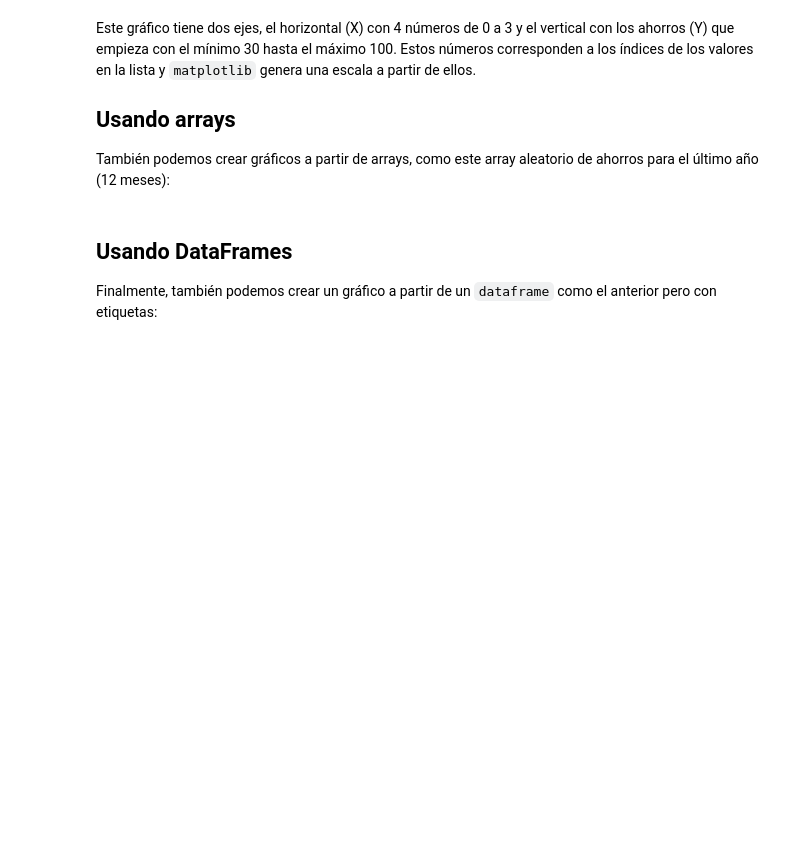
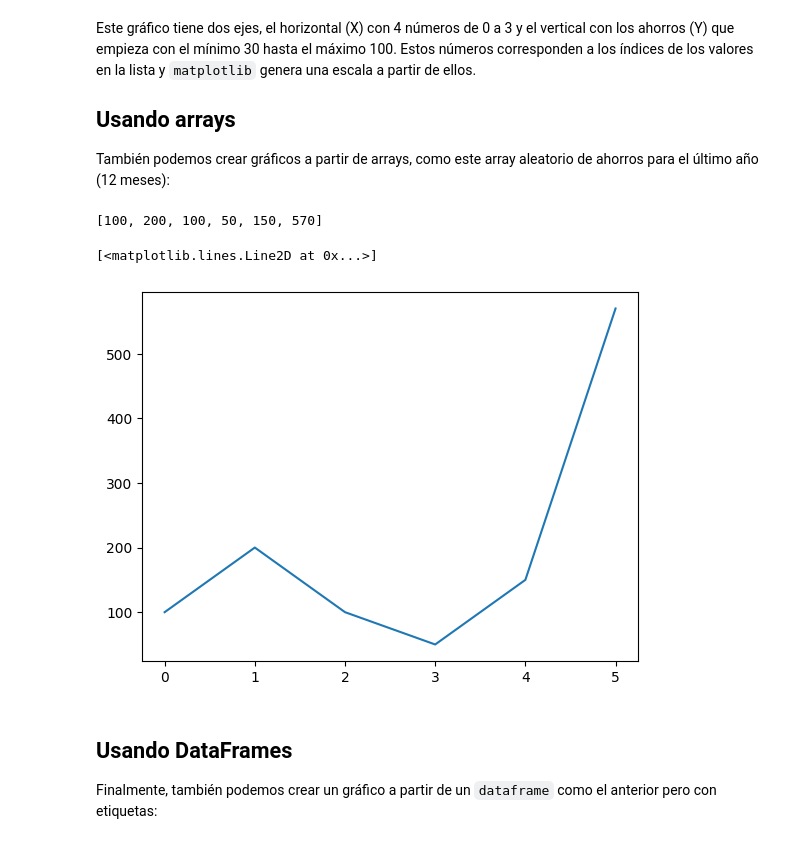
Before and after one commit to marivilla93/Programacion-Python-Basico-GRUPO-1---6181133432, a Jupyter notebook: Estudiantes/Mariana V/NOTEBOOKS CLASES/CLASE 10/02 - Primeros gráficos.ipynb, the cells around one changed output. Cells and saved outputs as stored; diff of their text form; code cells hidden in the pictures; blank space fills up the shorter version.

```diff
--- a/Estudiantes/Mariana V/NOTEBOOKS CLASES/CLASE 10/02 - Primeros gráficos.ipynb
+++ b/Estudiantes/Mariana V/NOTEBOOKS CLASES/CLASE 10/02 - Primeros gráficos.ipynb
@@ -26,11 +29,16 @@ Este gráfico tiene dos ejes, el horizontal (X) con 4 números de 0 a 3 y el ver
 
 También podemos crear gráficos a partir de arrays, como este array aleatorio de ahorros para el último año (12 meses):
 # %%
-ahorros = np.random.randint(100, size=[6])
+# ahorros = np.random.randint(100, size=[6])
+ahorros = [100, 200, 100, 50, 150, 570]
 print(ahorros)
 
 # Dibujar gráfico
 plt.plot(ahorros)
+# %% [output]
+[100, 200, 100, 50, 150, 570]
+[<matplotlib.lines.Line2D at 0x...>]
+[figure, added]
 # %% [markdown]
 ## Usando DataFrames
 
```
Also changed, not shown: parts of 4 cells of this notebook, 1 other file.
